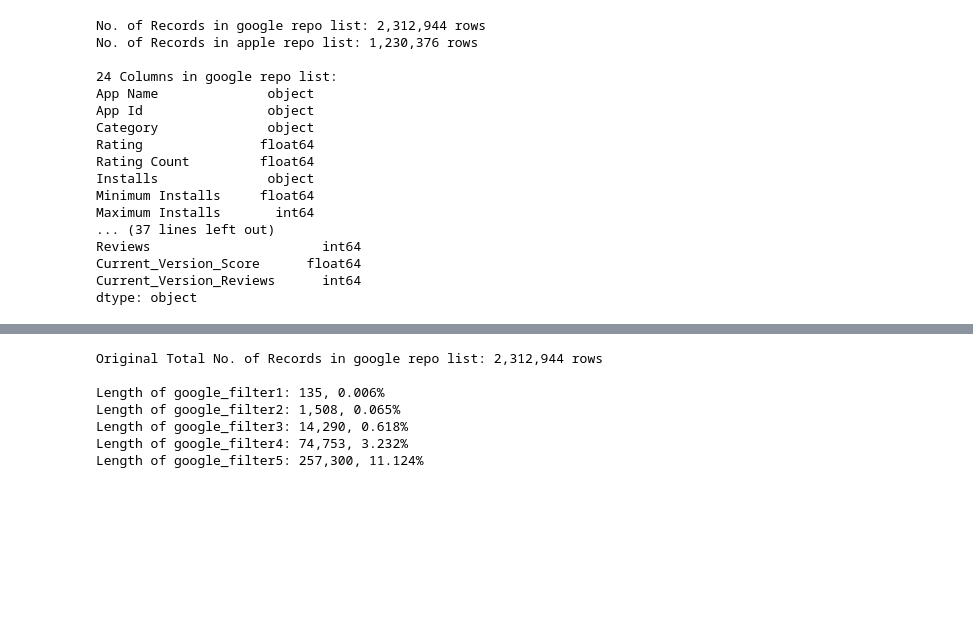
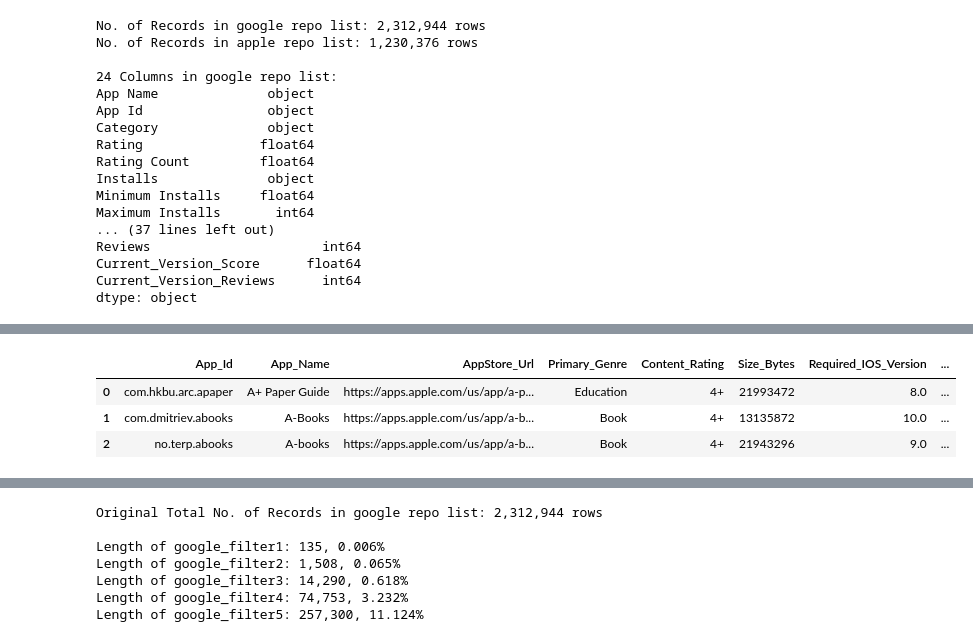
Before and after one commit to Michaelwwk/appStoreAnalytics, a Jupyter notebook: dataSources/EDA test.ipynb, the cells around one changed output, grey strips where cells are left out. Drawn from its saved outputs; the diff is of its cells as text; code cells hidden in the pictures; blank space fills up the shorter version.

```diff
--- a/dataSources/EDA test.ipynb
+++ b/dataSources/EDA test.ipynb
@@ -80,0 +127,7 @@ google.head(3)
+# %%
+apple.head(3)
+# %% [output]
+|  | App_Id | App_Name | AppStore_Url | Primary_Genre | Content_Rating | Size_Bytes | Required_IOS_Version | ... |
+| 0 | com.hkbu.arc.apaper | A+ Paper Guide | https://apps.apple.com/us/app/a-p... | Education | 4+ | 21993472 | 8.0 | ... |
+| 1 | com.dmitriev.abooks | A-Books | https://apps.apple.com/us/app/a-b... | Book | 4+ | 13135872 | 10.0 | ... |
+| 2 | no.terp.abooks | A-books | https://apps.apple.com/us/app/a-b... | Book | 4+ | 21943296 | 9.0 | ... |
```
Also changed, not shown: parts of 14 cells of this notebook.
